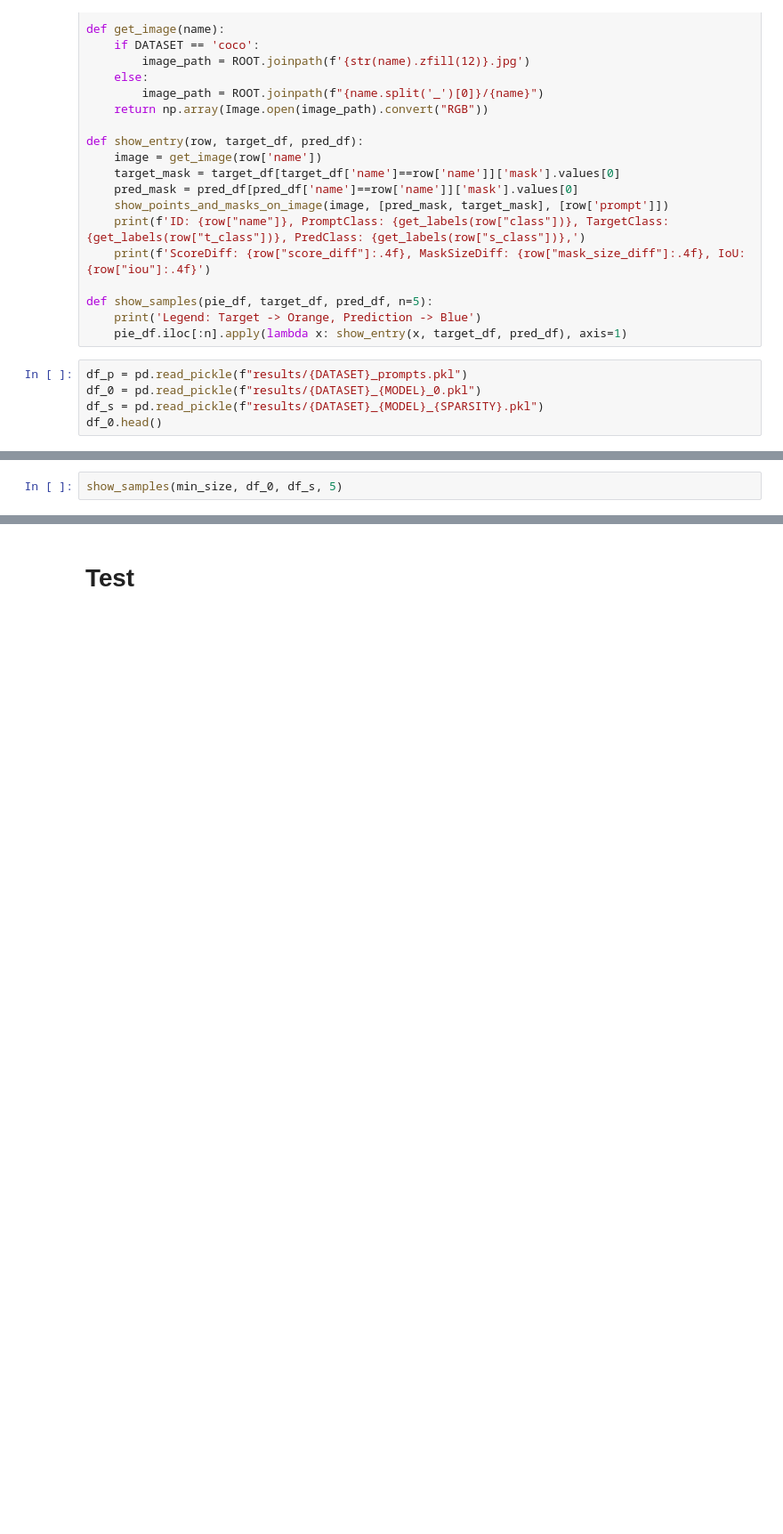
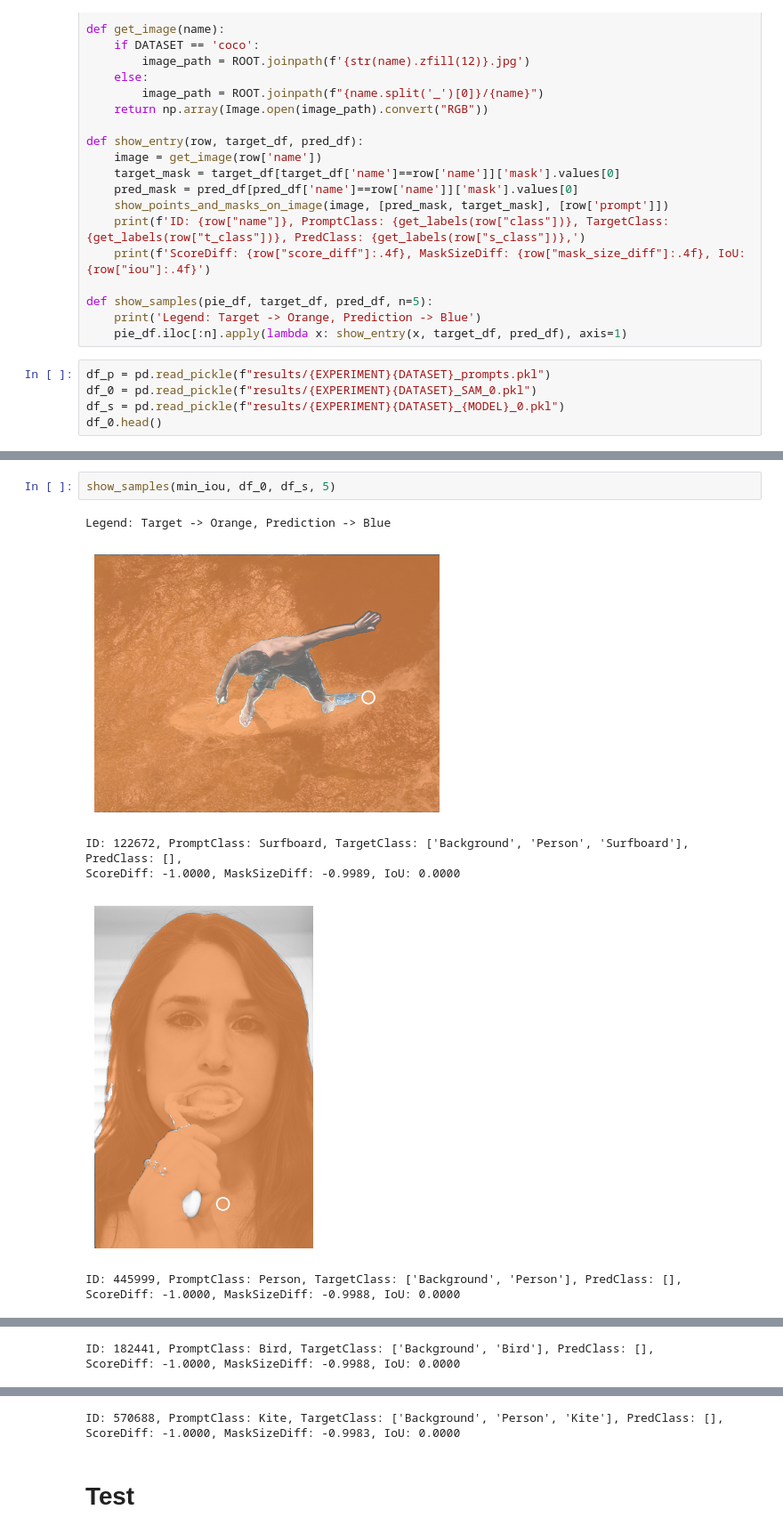
Before and after one commit to simoneangarano/BenchSAM, a Jupyter notebook: MobileSAM Test.ipynb, the cells around one changed output, grey strips where cells are left out. Shown at 89% size. Drawn from its saved outputs; the diff is of its cells as text; blank space fills up the shorter version.

```diff
--- a/MobileSAM Test.ipynb
+++ b/MobileSAM Test.ipynb
@@ -366,7 +361,7 @@ def show_samples(pie_df, target_df, pred_df, n=5):
     print('Legend: Target -> Orange, Prediction -> Blue')
     pie_df.iloc[:n].apply(lambda x: show_entry(x, target_df, pred_df), axis=1)
 # %%
-df_p = pd.read_pickle(f"results/{DATASET}_prompts.pkl")
-df_0 = pd.read_pickle(f"results/{DATASET}_{MODEL}_0.pkl")
-df_s = pd.read_pickle(f"results/{DATASET}_{MODEL}_{SPARSITY}.pkl")
+df_p = pd.read_pickle(f"results/{EXPERIMENT}{DATASET}_prompts.pkl")
+df_0 = pd.read_pickle(f"results/{EXPERIMENT}{DATASET}_SAM_0.pkl")
+df_s = pd.read_pickle(f"results/{EXPERIMENT}{DATASET}_{MODEL}_0.pkl")
 df_0.head()
@@ -386,2 +409,10 @@ max_iou.head()
 # %%
-show_samples(min_size, df_0, df_s, 5)
+show_samples(min_iou, df_0, df_s, 5)
+# %% [output]
+Legend: Target -> Orange, Prediction -> Blue
+[figure, added]
+ID: 122672, PromptClass: Surfboard, TargetClass: ['Background', 'Person', 'Surfboard'], PredClass: [],
+ScoreDiff: -1.0000, MaskSizeDiff: -0.9989, IoU: 0.0000
+[figure, added]
+ID: 445999, PromptClass: Person, TargetClass: ['Background', 'Person'], PredClass: [],
+ScoreDiff: -1.0000, MaskSizeDiff: -0.9988, IoU: 0.0000
@@ -387,0 +420,2 @@ show_samples(min_size, df_0, df_s, 5)
+ID: 182441, PromptClass: Bird, TargetClass: ['Background', 'Bird'], PredClass: [],
+ScoreDiff: -1.0000, MaskSizeDiff: -0.9988, IoU: 0.0000
@@ -388,3 +426,5 @@ show_samples(min_size, df_0, df_s, 5)
+ID: 570688, PromptClass: Kite, TargetClass: ['Background', 'Person', 'Kite'], PredClass: [],
+ScoreDiff: -1.0000, MaskSizeDiff: -0.9983, IoU: 0.0000
 # %% [markdown]
 # Test
 # %%
```
Also changed, not shown: parts of 9 cells of this notebook, 3 other files.
